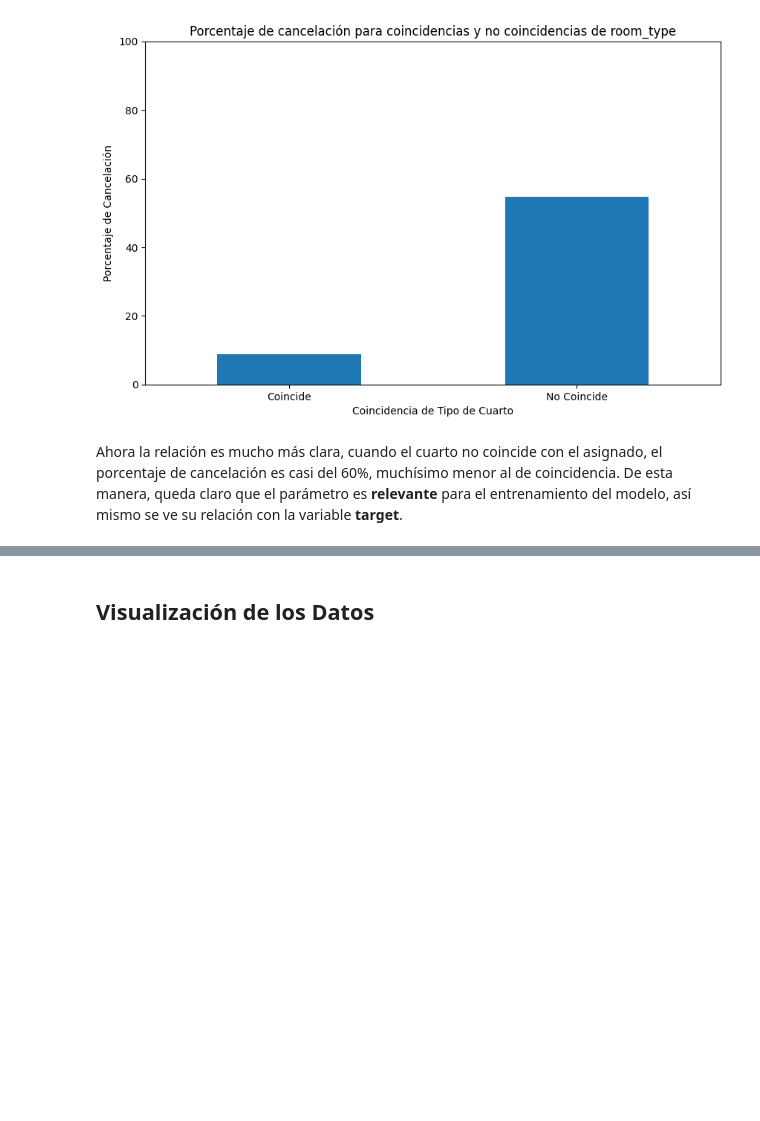
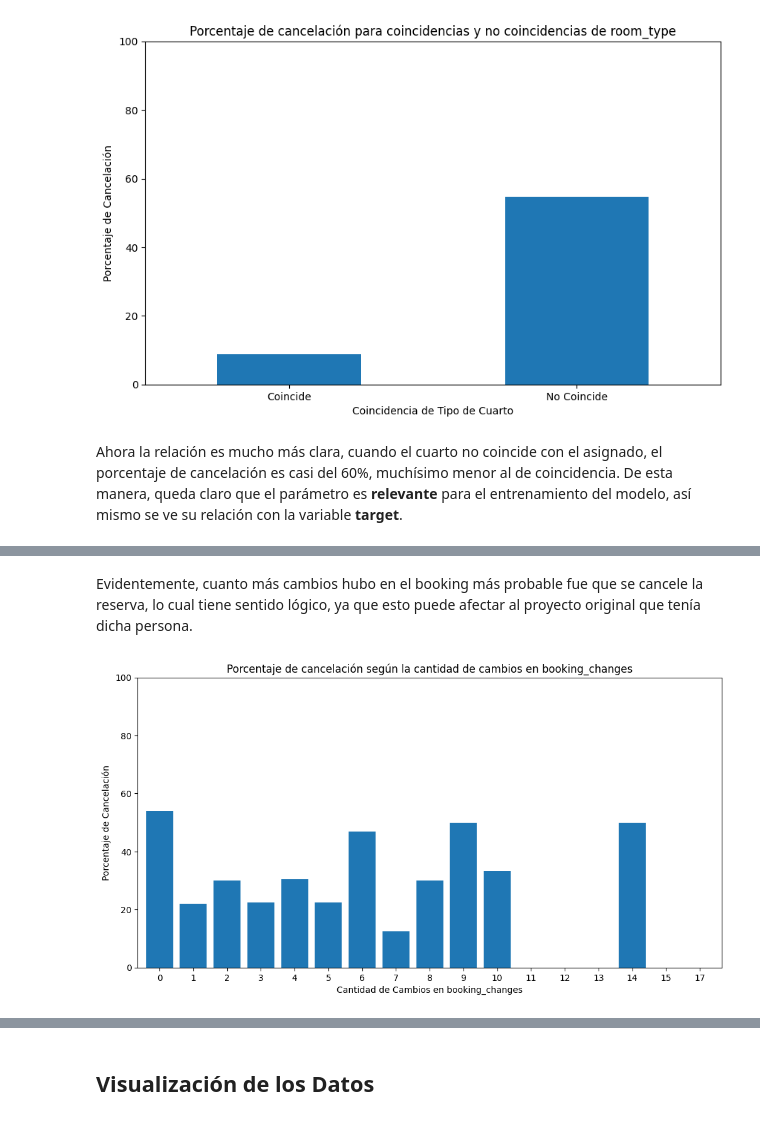
Before and after one commit to InspectorDave/OrgaDeDatos-TPs, a Jupyter notebook: 7506R_TP1_GRUPO11_CHP1_ENTREGA.ipynb, the cells around one changed output, grey strips where cells are left out. Cells and saved outputs as stored; diff of their text form; code cells hidden in the pictures; blank space fills up the shorter version.

```diff
--- a/7506R_TP1_GRUPO11_CHP1_ENTREGA.ipynb
+++ b/7506R_TP1_GRUPO11_CHP1_ENTREGA.ipynb
@@ -1298,0 +1332,16 @@ Ahora la relación es mucho más clara, cuando el cuarto no coincide con el asig
+# %% [markdown]
+Evidentemente, cuanto más cambios hubo en el booking más probable fue que se cancele la reserva, lo cual tiene sentido lógico, ya que esto puede afectar al proyecto original que tenía dicha persona.
+# %%
+hotels_df_copy = hotels_df.copy()
+cancellation_percentages = hotels_df_copy.groupby('booking_changes')['is_canceled'].mean() * 100
+
+plt.figure(figsize=(12, 6))
+cancellation_percentages.plot(kind='bar', width=0.8)
+plt.title('Porcentaje de cancelación según la cantidad de cambios en booking_changes')
+plt.xlabel('Cantidad de Cambios en booking_changes')
+plt.ylabel('Porcentaje de Cancelación')
+plt.xticks(rotation=0)
+plt.ylim(0, 100)
+plt.show()
+# %% [output]
+[figure, added]
```
Also changed, not shown: parts of 6 cells of this notebook.
